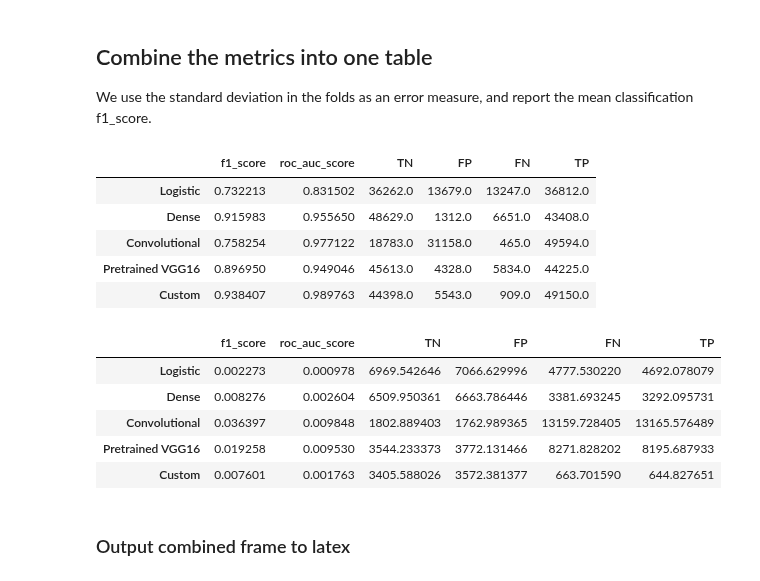
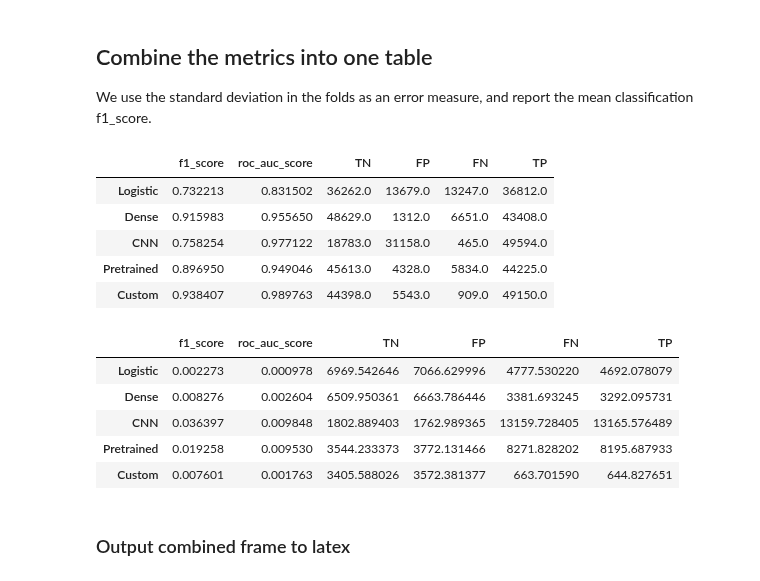
Before and after one commit to geirtul/master_analysis, a Jupyter notebook: notebooks/results/classification_simulated.ipynb, the cells around one changed output. Drawn from its saved outputs; the diff is of its cells as text; code cells hidden in the pictures.

```diff
--- a/notebooks/results/classification_simulated.ipynb
+++ b/notebooks/results/classification_simulated.ipynb
@@ -194,8 +179,8 @@ all_means = pd.DataFrame(
     index={
         'log_mean': 'Logistic',
         'dense_mean': 'Dense',
-        'cnn_mean': 'Convolutional',
-        'pretrained_mean': 'Pretrained VGG16',
+        'cnn_mean': 'CNN',
+        'pretrained_mean': 'Pretrained',
         'custom_mean': 'Custom',
     }
 )
@@ -212,8 +197,8 @@ all_std = pd.DataFrame(
     index={
         'log_std': 'Logistic',
         'dense_std': 'Dense',
-        'cnn_std': 'Convolutional',
-        'pretrained_std': 'Pretrained VGG16',
+        'cnn_std': 'CNN',
+        'pretrained_std': 'Pretrained',
         'custom_std': 'Custom'
     }
 )
@@ -230,8 +215,8 @@ all_test = pd.DataFrame(
     index={
         'log_test': 'Logistic',
         'dense_test': 'Dense',
-        'cnn_test': 'Convolutional',
-        'pretrained_test': 'Pretrained VGG16',
+        'cnn_test': 'CNN',
+        'pretrained_test': 'Pretrained',
         'custom_test': 'Custom',
     }
 )
@@ -402,8 +372,8 @@ all_means_pmod = pd.DataFrame(
     index={
         'log_mean': 'Logistic',
         'dense_mean': 'Dense',
-        'cnn_mean': 'Convolutional',
-        'pretrained_mean': 'Pretrained VGG16',
+        'cnn_mean': 'CNN',
+        'pretrained_mean': 'Pretrained',
         'custom_mean': 'Custom',
     }
 )
@@ -419,45 +389,45 @@ all_std_pmod = pd.DataFrame(
 ).rename(
     index={
         'log_std': 'Logistic',
         'dense_std': 'Dense',
-        'cnn_std': 'Convolutional',
-        'pretrained_std': 'Pretrained VGG16',
+        'cnn_std': 'CNN',
+        'pretrained_std': 'Pretrained',
         'custom_std': 'Custom',
     }
 )
 
 all_test_pmod = pd.DataFrame(
     [
         log_test.iloc[0][['f1_score', 'roc_auc_score', 'TN', 'FP', 'FN', 'TP']],
         dense_test.iloc[0][['f1_score', 'roc_auc_score', 'TN', 'FP', 'FN', 'TP']],
         cnn_test.iloc[0][['f1_score', 'roc_auc_score', 'TN', 'FP', 'FN', 'TP']],
         pretrained_test.iloc[0][['f1_score', 'roc_auc_score', 'TN', 'FP', 'FN', 'TP']],
         custom_test.iloc[0][['f1_score', 'roc_auc_score', 'TN', 'FP', 'FN', 'TP']],
     ]
 ).rename(
     index={
         'log_test': 'Logistic',
         'dense_test': 'Dense',
-        'cnn_test': 'Convolutional',
-        'pretrained_test': 'Pretrained VGG16',
+        'cnn_test': 'CNN',
+        'pretrained_test': 'Pretrained',
         'custom_test': 'Custom',
     }
 )
 #display(all_means_pmod)
 display(all_test_pmod)
 display(all_std_pmod)
 # %% [output]
 |  | f1_score | roc_auc_score | TN | FP | FN | TP |
 | Logistic | 0.732213 | 0.831502 | 36262.0 | 13679.0 | 13247.0 | 36812.0 |
 | Dense | 0.915983 | 0.955650 | 48629.0 | 1312.0 | 6651.0 | 43408.0 |
-| Convolutional | 0.758254 | 0.977122 | 18783.0 | 31158.0 | 465.0 | 49594.0 |
-| Pretrained VGG16 | 0.896950 | 0.949046 | 45613.0 | 4328.0 | 5834.0 | 44225.0 |
+| CNN | 0.758254 | 0.977122 | 18783.0 | 31158.0 | 465.0 | 49594.0 |
+| Pretrained | 0.896950 | 0.949046 | 45613.0 | 4328.0 | 5834.0 | 44225.0 |
 | Custom | 0.938407 | 0.989763 | 44398.0 | 5543.0 | 909.0 | 49150.0 |
 |  | f1_score | roc_auc_score | TN | FP | FN | TP |
 | Logistic | 0.002273 | 0.000978 | 6969.542646 | 7066.629996 | 4777.530220 | 4692.078079 |
 | Dense | 0.008276 | 0.002604 | 6509.950361 | 6663.786446 | 3381.693245 | 3292.095731 |
-| Convolutional | 0.036397 | 0.009848 | 1802.889403 | 1762.989365 | 13159.728405 | 13165.576489 |
-| Pretrained VGG16 | 0.019258 | 0.009530 | 3544.233373 | 3772.131466 | 8271.828202 | 8195.687933 |
+| CNN | 0.036397 | 0.009848 | 1802.889403 | 1762.989365 | 13159.728405 | 13165.576489 |
+| Pretrained | 0.019258 | 0.009530 | 3544.233373 | 3772.131466 | 8271.828202 | 8195.687933 |
 | Custom | 0.007601 | 0.001763 | 3405.588026 | 3572.381377 | 663.701590 | 644.827651 |
 # %% [markdown]
 ### Output combined frame to latex
```
Also changed, not shown: parts of 20 cells of this notebook, 2 other files.
